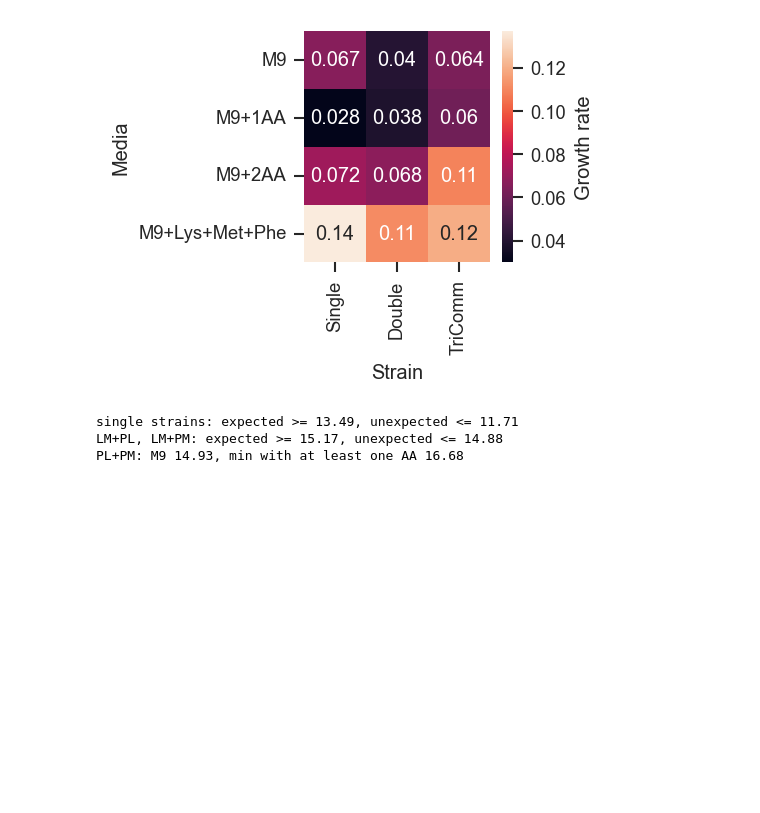
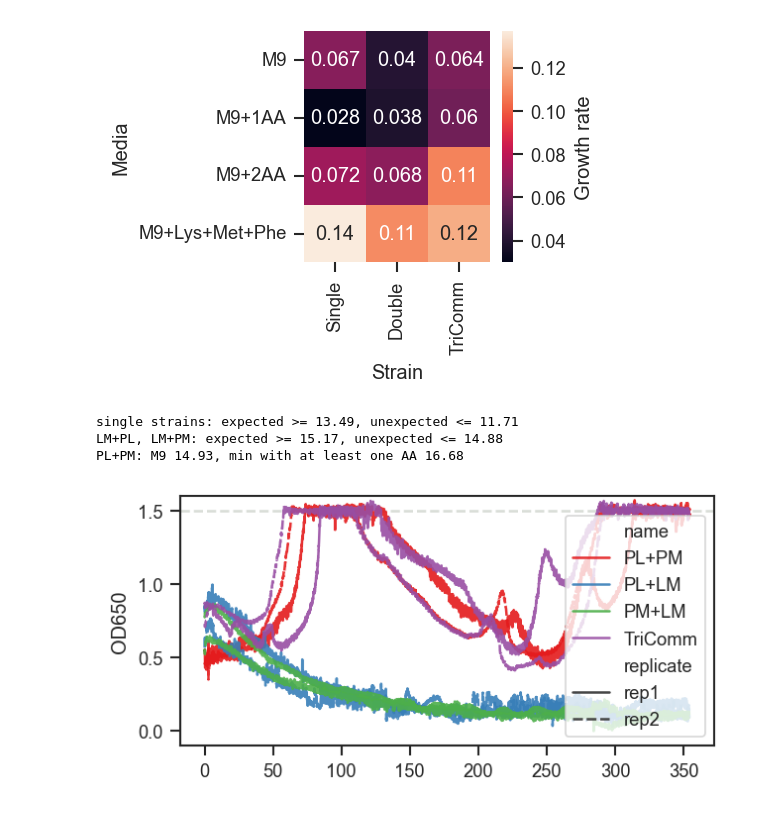
Before and after one commit to microbial-pangenomes-lab/2026_tricomm, a Jupyter notebook: notebooks/growth_curves.ipynb, the cells around one changed output. Drawn from its saved outputs; the diff is of its cells as text; code cells hidden in the pictures; blank space fills up the shorter version.

Commit message:
New data and supp. figure

```diff
--- a/notebooks/growth_curves.ipynb
+++ b/notebooks/growth_curves.ipynb
@@ -427,3 +427,57 @@ print(f"PL+PM: M9 {b.loc['PL+PM', 'M9']:.2f}, "
 single strains: expected >= 13.49, unexpected <= 11.71
 LM+PL, LM+PM: expected >= 15.17, unexpected <= 14.88
 PL+PM: M9 14.93, min with at least one AA 16.68
+# %%
+m = pd.read_csv('../data/pairs/chibio.tsv.gz', sep='\t')
+# %%
+cp = sns.relplot(data=m,
+                 x='time',
+                 y='smooth_od',
+                 style='replicate',
+                 # hue='experiment',
+                 hue='name',
+                 # hue_order=hue_order,
+                 kind='line',
+                 palette='Set1',
+                 height=2.2, aspect=2,
+                 alpha=0.9,
+                 # errorbar='sd'
+                )
+
+cp.set(
+       xlabel='',
+       ylabel='OD650',
+       # yscale='log',
+       ylim=(-0.1, 1.6),
+       # xlim=(-25, 525),
+       # xticks=[0, 100,
+       #         200, 300,
+       #         400, 500]
+      )
+cp.map(plt.axhline, y=1.5,
+       color='xkcd:light grey',
+       zorder=-1,
+       linestyle='--')
+
+plt.legend(loc='best',
+           facecolor='white',
+           # fontsize=12,
+           # title='Replicate',
+           # title_fontsize=12
+          )
+# remove seaborn legend
+cp._legend.remove()
+
+sns.despine(top=False,
+            right=False)
+
+plt.savefig('pairs_od.png',
+            dpi=300,
+            bbox_inches='tight',
+            transparent=True
+           )
+plt.savefig('pairs_od.svg',
+            dpi=300, bbox_inches='tight',
+            transparent=True);
+# %% [output]
+[figure, added]
```
Also changed, not shown: parts of 1 cell of this notebook, 19 other files.
